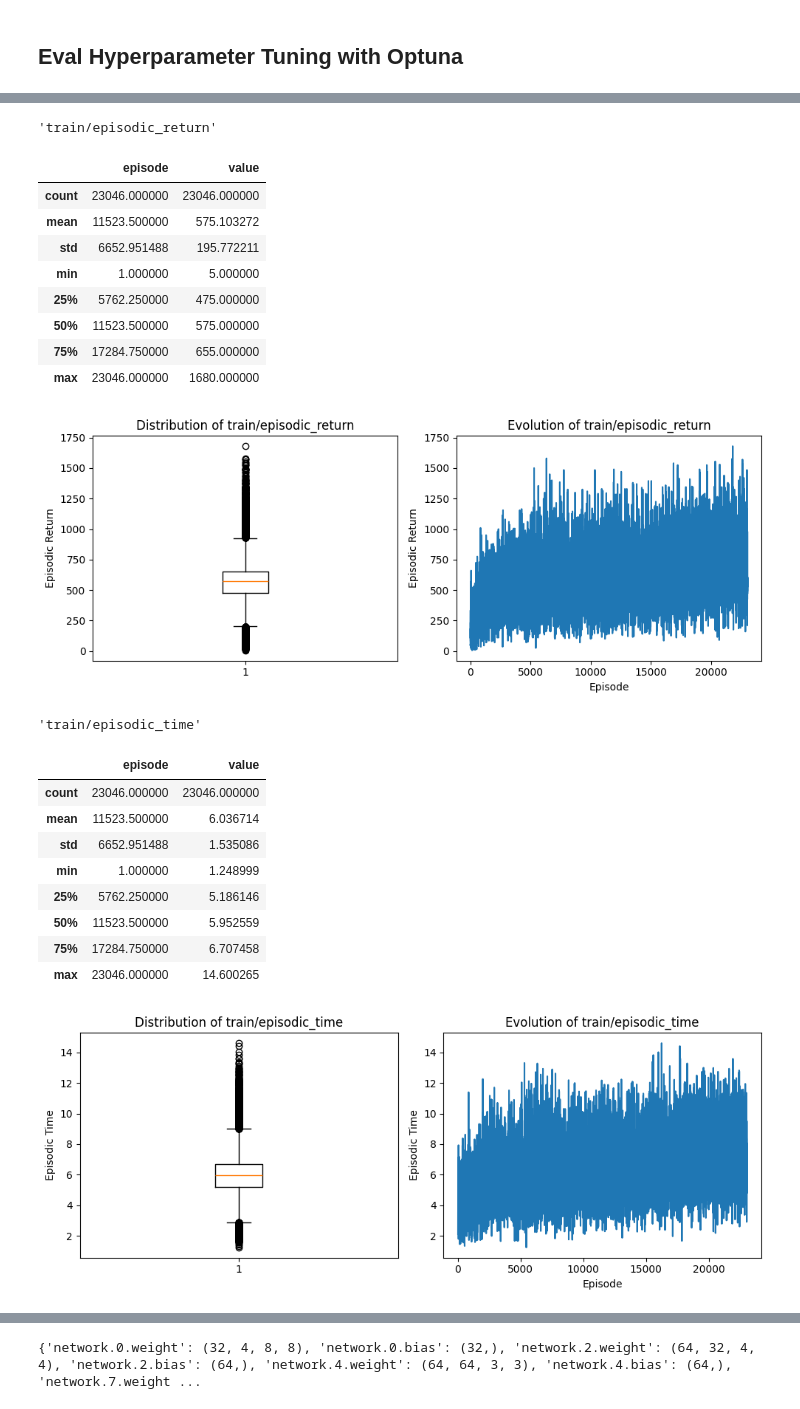
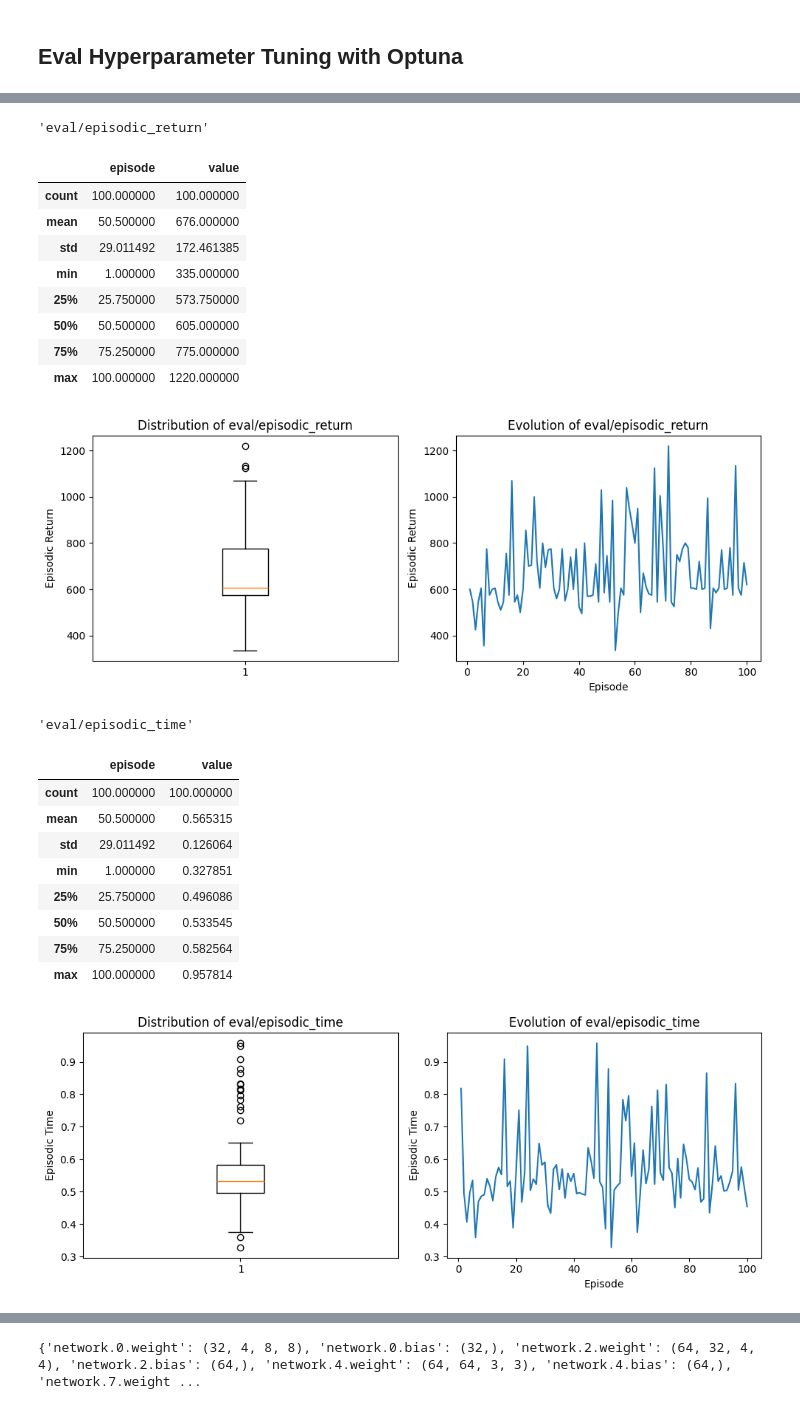
Before and after one commit to FloBaumgartner/rle_space_invaders, a Jupyter notebook: eval_metrics.ipynb, the cells around one changed output, grey strips where cells are left out. Saved outputs shown, nothing was run; the diff lists cells and outputs as text; code cells hidden in the pictures.

```diff
--- a/eval_metrics.ipynb
+++ b/eval_metrics.ipynb
@@ -461,6 +485,6 @@ display_returns_per_100_episodes(df_rnd)
 # %% [markdown]
 ## Eval Hyperparameter Tuning with Optuna
 # %%
-optuna = r"runs\ALE\SpaceInvaders-v5__hp-optuna__1__20250615_100646"
+optuna = r"runs\spaceinvaders-eval-20250615"
 print(f"Verwende logdir: {optuna}")
 # %% [output]
@@ -489,4 +504,4 @@ Verfügbare Scalar‑Tags:
 # %%
-optuna_tags = [tag for tag in optuna_tags if tag.startswith('train/')]
+optuna_tags = [tag for tag in optuna_tags if tag.startswith('eval/')]
 display_eval_tags(df_optuna, optuna_tags)
 # %% [output]
@@ -504,22 +519,22 @@ display_eval_tags(df_optuna, optuna_tags)
-'train/episodic_return'
+'eval/episodic_return'
 |  | episode | value |
-| count | 23046.000000 | 23046.000000 |
-| mean | 11523.500000 | 575.103272 |
-| std | 6652.951488 | 195.772211 |
-| min | 1.000000 | 5.000000 |
-| 25% | 5762.250000 | 475.000000 |
-| 50% | 11523.500000 | 575.000000 |
-| 75% | 17284.750000 | 655.000000 |
-| max | 23046.000000 | 1680.000000 |
+| count | 100.000000 | 100.000000 |
+| mean | 50.500000 | 676.000000 |
+| std | 29.011492 | 172.461385 |
+| min | 1.000000 | 335.000000 |
+| 25% | 25.750000 | 573.750000 |
+| 50% | 50.500000 | 605.000000 |
+| 75% | 75.250000 | 775.000000 |
+| max | 100.000000 | 1220.000000 |
-[figure, old version]
+[figure, new version]
-'train/episodic_time'
+'eval/episodic_time'
 |  | episode | value |
-| count | 23046.000000 | 23046.000000 |
-| mean | 11523.500000 | 6.036714 |
-| std | 6652.951488 | 1.535086 |
-| min | 1.000000 | 1.248999 |
-| 25% | 5762.250000 | 5.186146 |
-| 50% | 11523.500000 | 5.952559 |
-| 75% | 17284.750000 | 6.707458 |
-| max | 23046.000000 | 14.600265 |
+| count | 100.000000 | 100.000000 |
+| mean | 50.500000 | 0.565315 |
+| std | 29.011492 | 0.126064 |
+| min | 1.000000 | 0.327851 |
+| 25% | 25.750000 | 0.496086 |
+| 50% | 50.500000 | 0.533545 |
+| 75% | 75.250000 | 0.582564 |
+| max | 100.000000 | 0.957814 |
-[figure, old version]
+[figure, new version]
```
Also changed, not shown: parts of 14 cells of this notebook, 2 other files.
